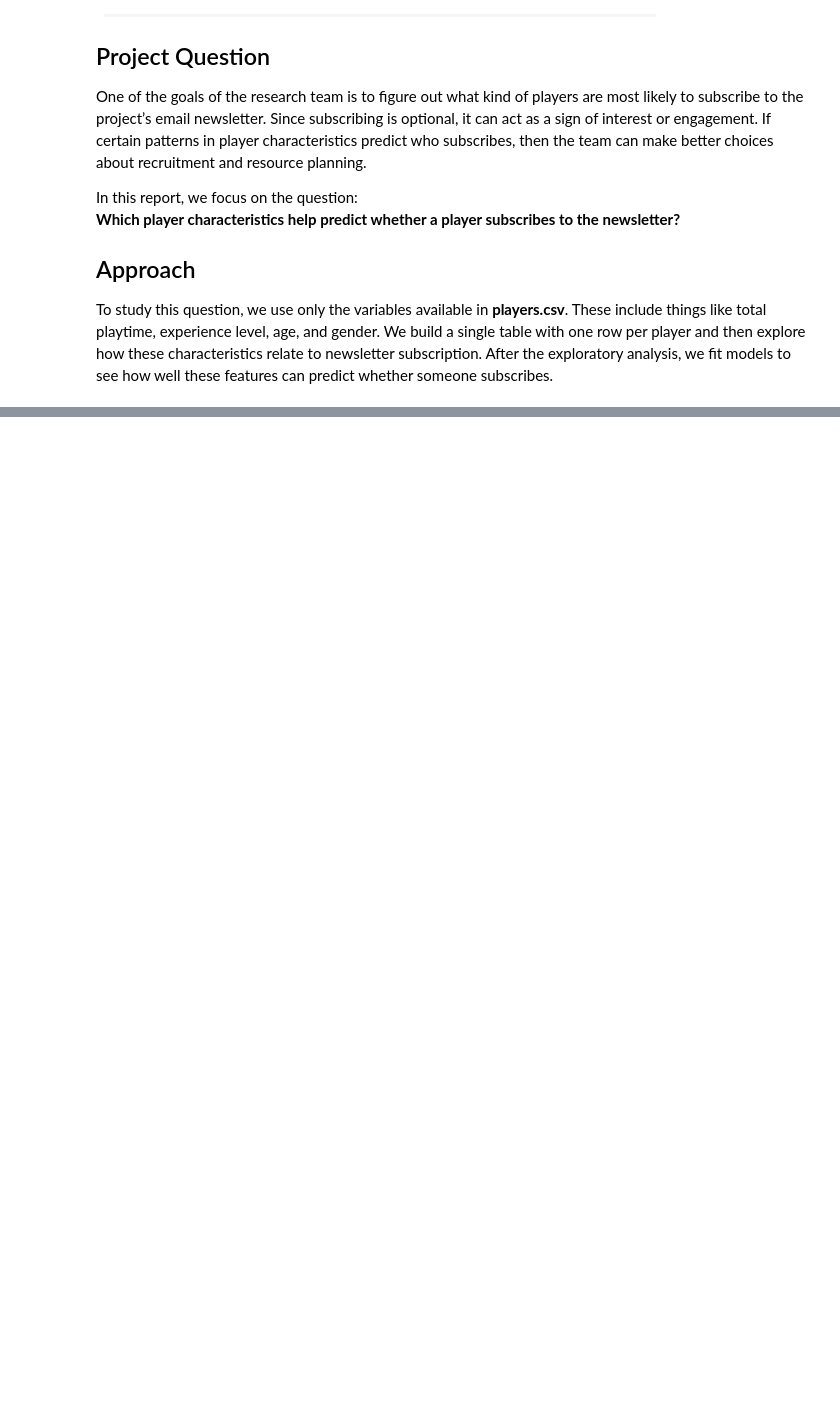
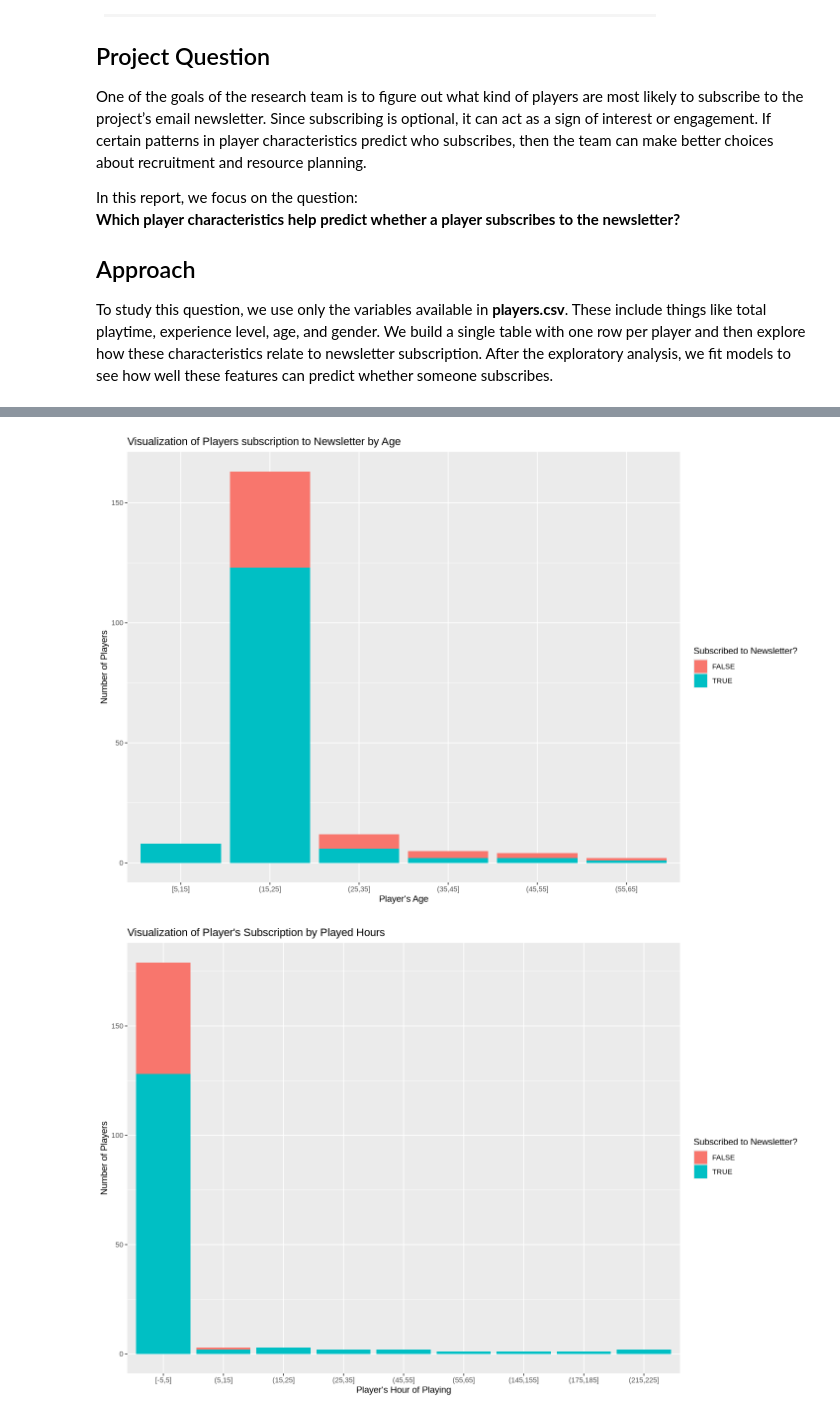
Before and after one commit to calebriggsby/DSCI100FinalProject, a Jupyter notebook: GROUP PROJECT.ipynb, the cells around one changed output, grey strips where cells are left out. Cells and saved outputs as stored; diff of their text form; code cells hidden in the pictures; blank space fills up the shorter version.

Commit message:
First Part of the Methods and Results
Finished Data Reading, Cleaning & Wrangling, Summary, and Visualization.

```diff
--- a/GROUP PROJECT.ipynb
+++ b/GROUP PROJECT.ipynb
@@ -33,0 +50,3 @@ HELLO
+# %%
+players <- read_csv("data/players.csv")
+players
@@ -33,0 +77,7 @@ HELLO
+# %%
+players_clean <- players |>
+                drop_na(Age, played_hours)|>
+                select(subscribe, played_hours, Age)
+
+head(players_clean)
+tail(players_clean)
@@ -33,0 +135,25 @@ HELLO
+# %%
+options(repr.plot.width = 12, repr.plot.height = 8)
+subscribe_age_bar <- players_clean|>
+            ggplot(aes(fill=subscribe, x = cut_width(Age, width = 10))) +
+            geom_bar( )+
+            labs(x="Player's Age", y="Number of Players", fill = "Subscribed to Newsletter?")+
+            ggtitle("Visualization of Players subscription to Newsletter by Age")
+subscribe_age_bar
+
+subscribe_playedhours_bar <- players_clean|>
+            ggplot(aes(fill=subscribe, x=cut_width(played_hours, width = 10))) +
+            geom_bar()+
+            labs(x="Player's Hour of Playing", y="Number of Players", fill = "Subscribed to Newsletter?")+
+            ggtitle("Visualization of Player's Subscription by Played Hours")
+subscribe_playedhours_bar
+
+options(repr.plot.width = 12, repr.plot.height = 8)
+age_time_plot<- ggplot(players_clean, aes(x= Age, y= played_hours, color=subscribe)) +
+            geom_point(size=4, alpha=0.6)+
+            labs(x= "Player's Age", y= "Player's Gaming Time (hours)", color= "Player's Subscription to Gaming Newsletter")+
+            ggtitle("Relationship between Player's Age, Gaming Time, and Newsletter Subscription")
+age_time_plot
+# %% [output]
+[figure, added]
+[figure, added]
```
Also changed, not shown: parts of 14 cells of this notebook.
